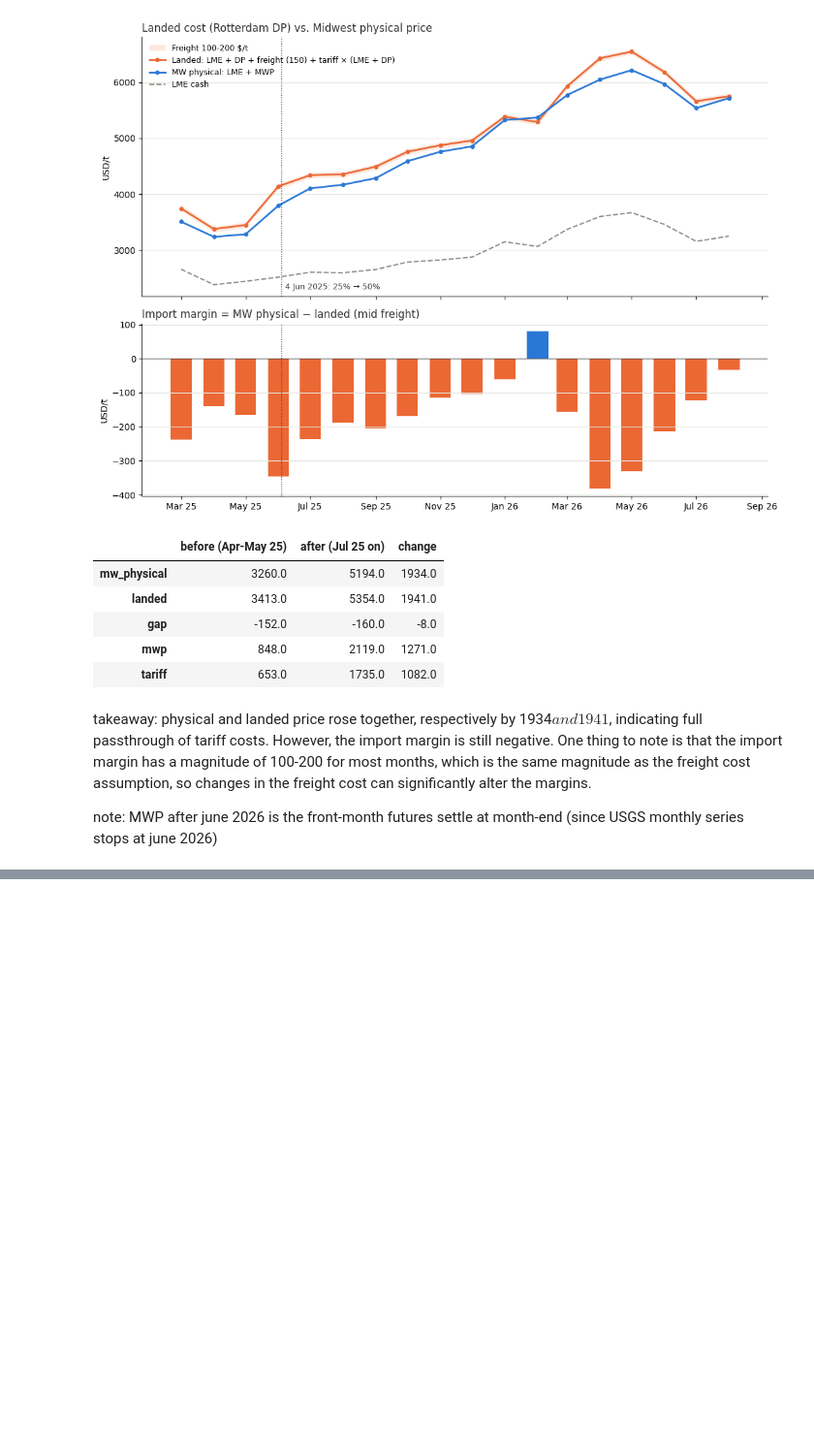
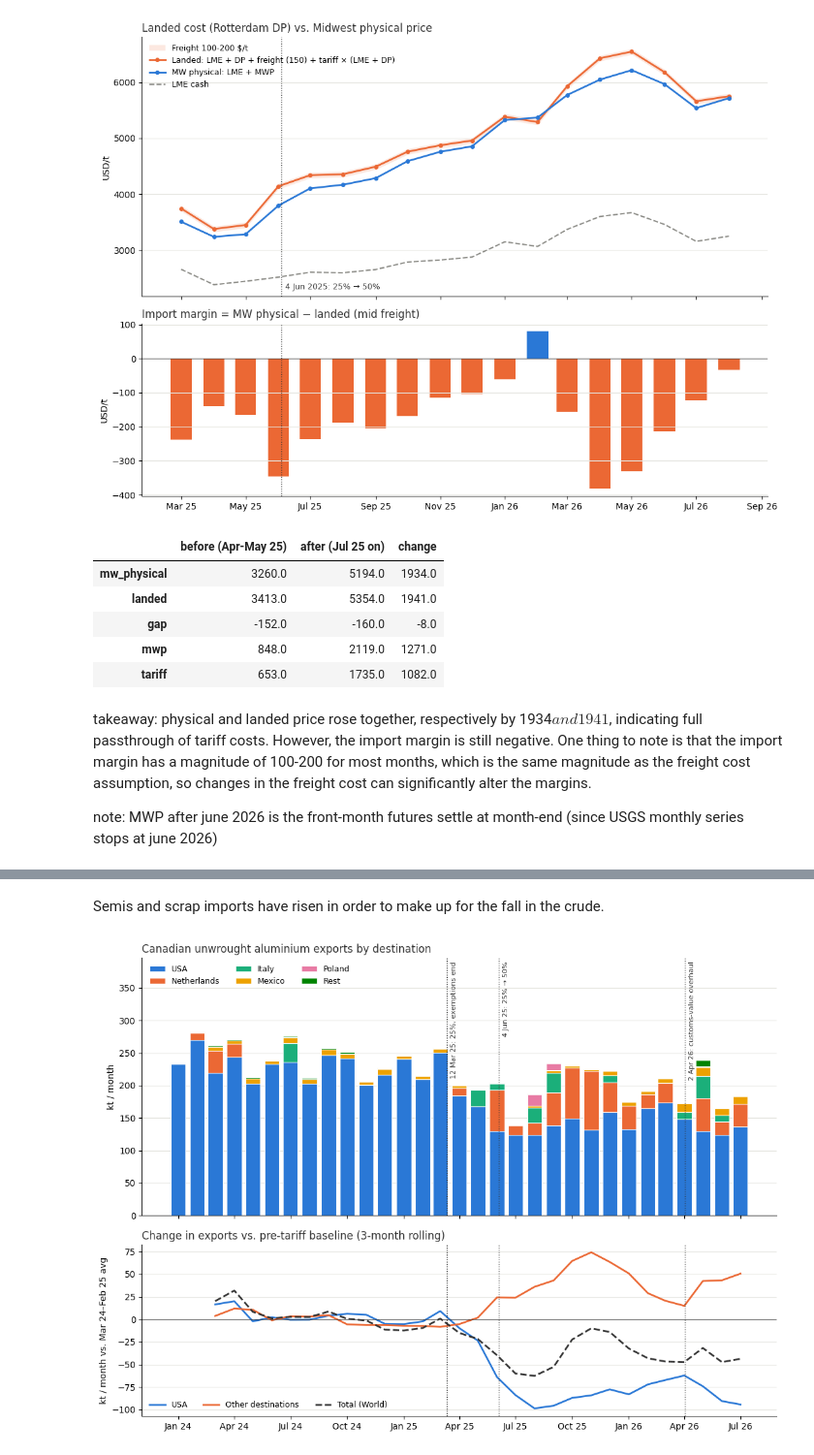
Before and after one commit to ricardo-sonda/al-mwp, a Jupyter notebook: notebook.ipynb, the cells around one changed output, grey strips where cells are left out. Shown at 97% size. Saved outputs shown, nothing was run; the diff lists cells and outputs as text; code cells hidden in the pictures; blank space fills up the shorter version.

```diff
--- a/notebook.ipynb
+++ b/notebook.ipynb
@@ -8,7 +8,7 @@ US_IMPORTS = Path.cwd() / "data" / "us_imports_by_country.csv"
 MWP_FUTURES= Path.cwd() / "data" / "midwest_premium_curve.csv"
 DUP = Path.cwd() / "data" / "europe_duty_unpaid_premium.csv"
 DP = Path.cwd() / "data" / "europe_duty_paid_premium.csv"
-CANADA_EXPORTS = Path.cwd() / "data" / "anada_exports_by_country.csv"
+CANADA_EXPORTS = Path.cwd() / "data" / "canada_exports_by_country.csv"
 # %%
 lme = pd.read_csv(LME)
 mwp_m = pd.read_csv(MWP_M)
@@ -113,0 +365,76 @@ note: MWP after june 2026 is the front-month futures settle at month-end (since
+# %% [markdown]
+Semis and scrap imports have risen in order to make up for the fall in the crude.
+# %%
+# Canadian unwrought aluminium exports (HS 7601) by destination around the tariff steps
+ca = pd.read_csv(CANADA_EXPORTS, parse_dates=["date"])
+ca = ca[ca["hs"] == 7601]   # HS 7602 (scrap) only runs to Oct 2024
+
+exports = (ca[ca["country"] != "World"]
+           .pivot_table(index="date", columns="country", values="tonnes", aggfunc="sum")
+           .fillna(0))
+world = ca[ca["country"] == "World"].set_index("date")["tonnes"]
+
+# Main destinations: the largest since 2024; everything else folds into "Rest"
+TOP_N = 4
+dest = (exports.loc["2024-01-01":].sum()
+        .sort_values(ascending=False).index[:TOP_N + 1].tolist())   # USA + next 4
+ex = exports[dest].copy()
+ex["Rest"] = world - ex.sum(axis=1)   # residual so the stack equals the reported World total
+ex = ex.loc["2024-01-01":] / 1e3      # kt
+
+fig, (ax1, ax2) = plt.subplots(2, 1, figsize=(11, 8), sharex=True,
+                               gridspec_kw={"height_ratios": [3, 2]})
+
+bottom = pd.Series(0.0, index=ex.index)
+for col, color in zip(ex.columns, SERIES_COLORS):
+    ax1.bar(ex.index, ex[col], bottom=bottom, width=24, color=color,
+            edgecolor="white", linewidth=0.8, label=col)
+    bottom += ex[col]
+ax1.set_ylabel("kt / month")
+ax1.set_title("Canadian unwrought aluminium exports by destination", loc="left", color=INK)
+ax1.set_ylim(0, ex.sum(axis=1).max() * 1.4)
+ax1.legend(loc="upper left", frameon=False, fontsize=9, ncol=3)
+
+# Change vs. pre-tariff baseline (12 months to Feb 2025), 3-month rolling, by group.
+# In kt rather than %: non-US destinations start from ~15 kt/month, so their % change is huge and uninformative
+groups_ca = pd.DataFrame({"USA": ex["USA"],
+                          "Other destinations": ex.drop(columns="USA").sum(axis=1)})
+groups_ca["Total (World)"] = groups_ca.sum(axis=1)
+base_ca = groups_ca.loc["2024-03-01":"2025-02-01"].mean()
+chg_ca = groups_ca.rolling(3).mean() - base_ca
+for col, color, ls in zip(chg_ca.columns, [BLUE, ORANGE, INK], ["-", "-", "--"]):
+    ax2.plot(chg_ca.index, chg_ca[col], color=color, lw=2, ls=ls, label=col)
+ax2.axhline(0, color=INK, lw=0.8)
+ax2.set_ylabel("kt / month vs. Mar 24–Feb 25 avg")
+ax2.set_title("Change in exports vs. pre-tariff baseline (3-month rolling)", loc="left", color=INK)
+ax2.legend(loc="lower left", frameon=False, fontsize=9, ncol=3)
+
+for ax in (ax1, ax2):
+    for d in EVENTS:
+        ax.axvline(d, color=INK, lw=1, ls=":")
+    ax.grid(axis="y", color="#e5e5e0", lw=0.8)
+    ax.set_axisbelow(True)
+    ax.spines[["top", "right"]].set_visible(False)
+for d, label in EVENTS.items():
+    ax1.annotate(label, xy=(d, ax1.get_ylim()[1]), xytext=(4, -4), textcoords="offset points",
+                 fontsize=8, color=INK, rotation=90, va="top")
+ax2.xaxis.set_major_formatter(mdates.DateFormatter("%b %y"))
+fig.tight_layout()
+plt.show()
+
+# Average monthly exports (kt) in each tariff regime, full months only
+WINDOWS_CA = {
+    "Mar 24–Feb 25 (Canada 0%)":       ("2024-03-01", "2025-02-01"),
+    "Mar 25 (front-running)":          ("2025-03-01", "2025-03-01"),
+    "Apr–May 25 (25%)":                ("2025-04-01", "2025-05-01"),
+    "Jul 25–Mar 26 (50%)":             ("2025-07-01", "2026-03-01"),
+    "Apr–Jul 26 (50%, new valuation)": ("2026-04-01", "2026-07-01"),
+}
+table_ca = ex.assign(**{"Total (World)": ex.sum(axis=1)})
+regimes_ca = pd.DataFrame({k: table_ca.loc[a:b].mean() for k, (a, b) in WINDOWS_CA.items()}).round(1)
+regimes_ca.loc["US share (%)"] = (regimes_ca.loc["USA"] / regimes_ca.loc["Total (World)"] * 100).round(0)
+regimes_ca["50% vs. baseline (kt)"] = (regimes_ca["Jul 25–Mar 26 (50%)"] - regimes_ca["Mar 24–Feb 25 (Canada 0%)"]).round(1)
+regimes_ca.loc["US share (%)", "50% vs. baseline (kt)"] = None
+regimes_ca
+# %% [output]
+[figure, added]
```
Also changed, not shown: parts of 5 cells of this notebook, 1 other file.
